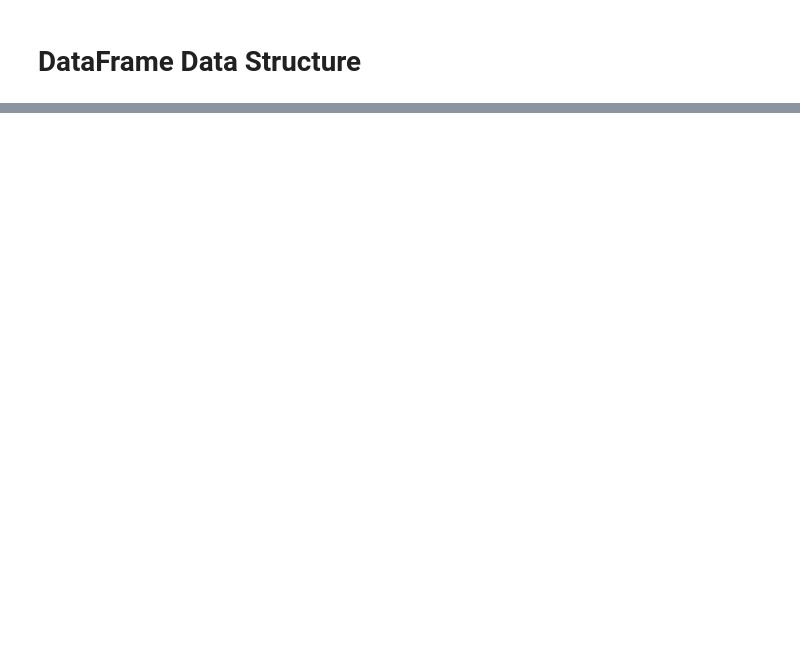
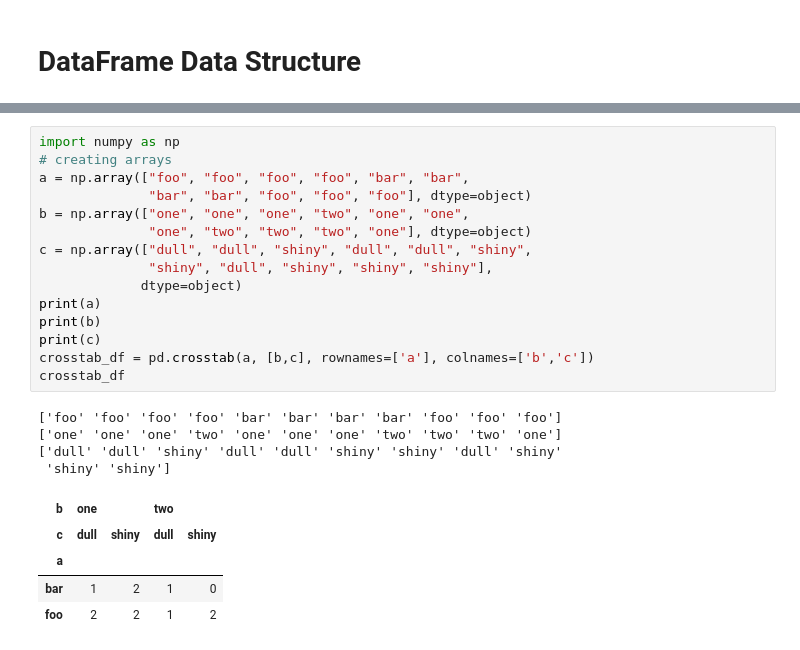
Before and after one commit to sfurlong/ml-sandbox, a Jupyter notebook: pandas-playtime.ipynb, the cells around one changed output, grey strips where cells are left out. Cells and saved outputs as stored; diff of their text form; blank space fills up the shorter version.

```diff
--- a/pandas-playtime.ipynb
+++ b/pandas-playtime.ipynb
@@ -39,0 +133,25 @@ File Types are:<ul>
+# %%
+import numpy as np
+# creating arrays
+a = np.array(["foo", "foo", "foo", "foo", "bar", "bar",
+              "bar", "bar", "foo", "foo", "foo"], dtype=object)
+b = np.array(["one", "one", "one", "two", "one", "one",
+              "one", "two", "two", "two", "one"], dtype=object)
+c = np.array(["dull", "dull", "shiny", "dull", "dull", "shiny",
+              "shiny", "dull", "shiny", "shiny", "shiny"],
+             dtype=object)
+print(a)
+print(b)
+print(c)
+crosstab_df = pd.crosstab(a, [b,c], rownames=['a'], colnames=['b','c'])
+crosstab_df
+# %% [output]
+['foo' 'foo' 'foo' 'foo' 'bar' 'bar' 'bar' 'bar' 'foo' 'foo' 'foo']
+['one' 'one' 'one' 'two' 'one' 'one' 'one' 'two' 'two' 'two' 'one']
+['dull' 'dull' 'shiny' 'dull' 'dull' 'shiny' 'shiny' 'dull' 'shiny'
+ 'shiny' 'shiny']
+| b | one |  | two |  |
+| c | dull | shiny | dull | shiny |
+| a |  |  |  |  |
+| bar | 1 | 2 | 1 | 0 |
+| foo | 2 | 2 | 1 | 2 |
```
Also changed, not shown: parts of 31 cells of this notebook, 1 other file.
